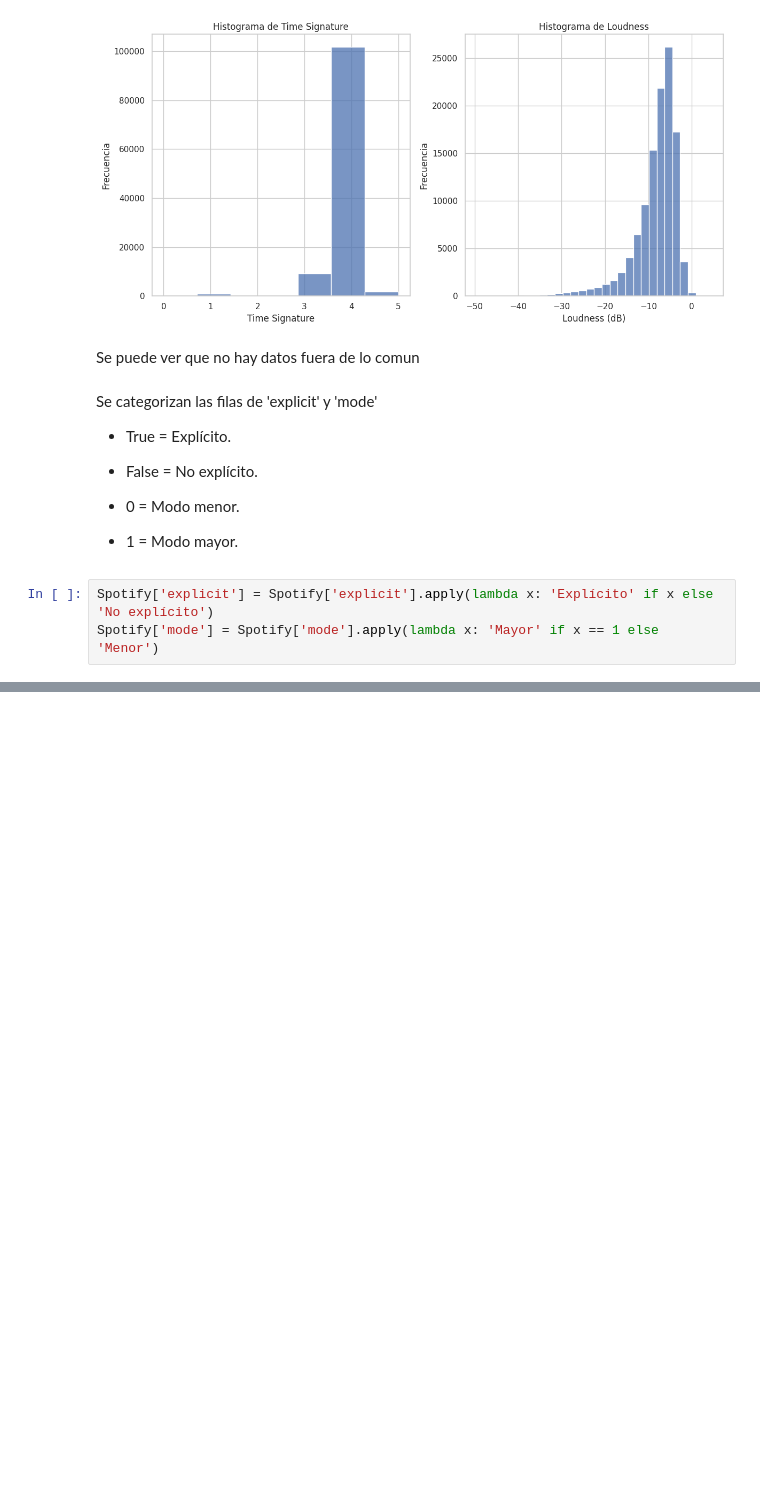
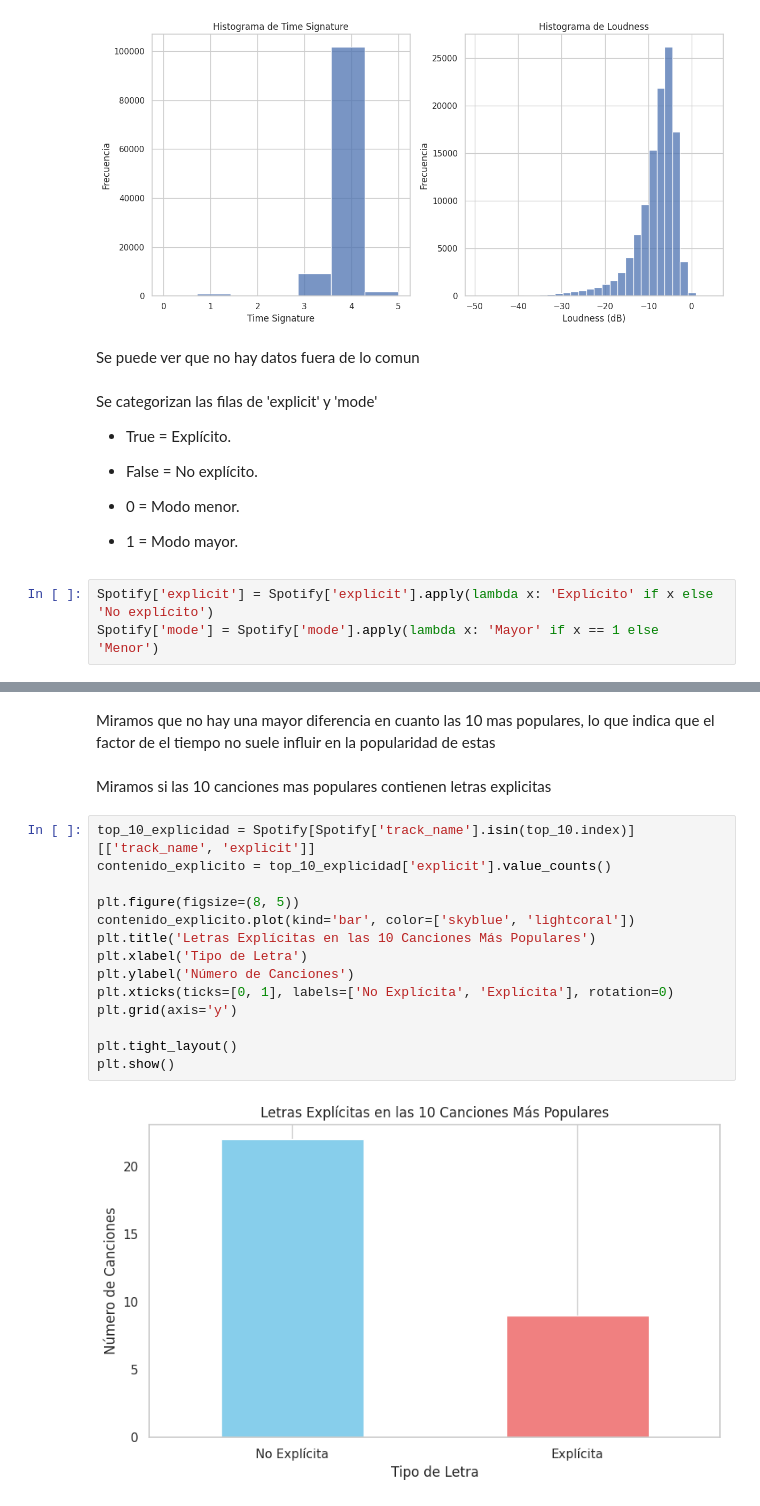
Before and after one commit to camilodelgado23/workshop2, a Jupyter notebook: Analisis_de_Datos/E.D.A_Spotify.ipynb, the cells around one changed output, grey strips where cells are left out. Saved outputs shown, nothing was run; the diff lists cells and outputs as text; blank space fills up the shorter version.

```diff
--- a/Analisis_de_Datos/E.D.A_Spotify.ipynb
+++ b/Analisis_de_Datos/E.D.A_Spotify.ipynb
@@ -336,0 +403,20 @@ Spotify['mode'] = Spotify['mode'].apply(lambda x: 'Mayor' if x == 1 else 'Menor'
+# %% [markdown]
+Miramos que no hay una mayor diferencia en cuanto las 10 mas populares, lo que indica que el factor de el tiempo no suele influir en la popularidad de estas
+# %% [markdown]
+Miramos si las 10 canciones mas populares contienen letras explicitas
+# %%
+top_10_explicidad = Spotify[Spotify['track_name'].isin(top_10.index)][['track_name', 'explicit']]
+contenido_explicito = top_10_explicidad['explicit'].value_counts()
+
+plt.figure(figsize=(8, 5))
+contenido_explicito.plot(kind='bar', color=['skyblue', 'lightcoral'])
+plt.title('Letras Explícitas en las 10 Canciones Más Populares')
+plt.xlabel('Tipo de Letra')
+plt.ylabel('Número de Canciones')
+plt.xticks(ticks=[0, 1], labels=['No Explícita', 'Explícita'], rotation=0)
+plt.grid(axis='y')
+
+plt.tight_layout()
+plt.show()
+# %% [output]
+[figure, added]
```
Also changed, not shown: parts of 27 cells of this notebook, 1 other file.
